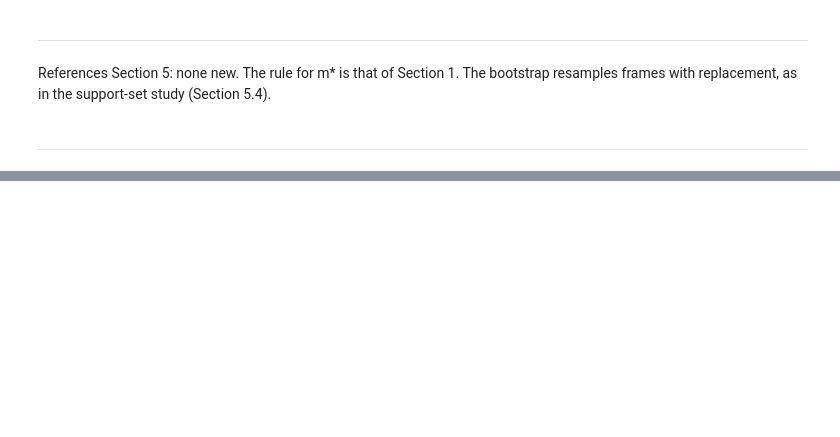
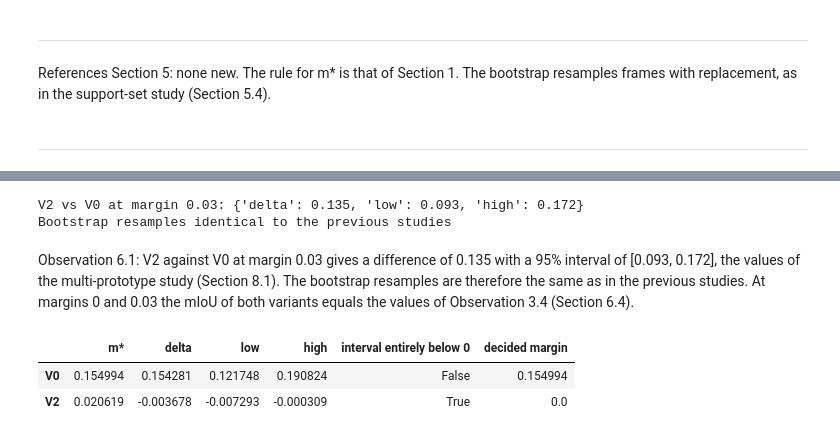
Before and after one commit to xrushofblood/vad_project, a Jupyter notebook: notebooks/phase_1_margin_study.ipynb, the cells around one changed output, grey strips where cells are left out. Drawn from its saved outputs; the diff is of its cells as text; code cells hidden in the pictures; blank space fills up the shorter version.

```diff
--- a/notebooks/phase_1_margin_study.ipynb
+++ b/notebooks/phase_1_margin_study.ipynb
@@ -849,0 +908,44 @@ References Section 5: none new. The rule for m* is that of Section 1. The bootst
+# %%
+# 6.1 Validation confusions of each variant at margin 0, 0.03 and its own m*, and the bootstrap resamples
+MARGINS = {name: {"0": NO_MARGIN, "0.03": CURRENT_MARGIN, "m*": CHOSEN[name]} for name in VARIANTS}
+CONF = {(name, gt_key, label): variant_confusions(name, margin, gt_key)
+        for name in VARIANTS for label, margin in MARGINS[name].items() for gt_key in ["gt_labels", "gt_tolerant"]}
+
+rng = np.random.default_rng(RANDOM_SEED)                 # same generator, seed and size as the previous studies
+BOOTSTRAP_INDICES = rng.integers(0, len(VALIDATION_FRAMES), size=(N_BOOTSTRAP, len(VALIDATION_FRAMES)))
+
+
+def paired(a, b, gt_key="gt_labels", merge=True):
+    """Paired comparison of a = (variant, margin label) against b: mIoU difference and its 95% bootstrap interval."""
+    ca, cb = CONF[(*a[:1], gt_key, a[1])], CONF[(*b[:1], gt_key, b[1])]
+    difference = (bootstrap_miou(ca, EXCLUDED, BOOTSTRAP_INDICES, merge)
+                  - bootstrap_miou(cb, EXCLUDED, BOOTSTRAP_INDICES, merge))
+    low, high = percentile_interval(difference)
+    return {"delta": frame_miou(ca, EXCLUDED, merge=merge) - frame_miou(cb, EXCLUDED, merge=merge),
+            "low": low, "high": high}
+
+
+# Same resamples as the multi-prototype study: V2 against V0 at 0.03 (Section 8.1: 0.135, [0.093, 0.172])
+check = {key: round(float(value), 3) for key, value in paired(("V2", "0.03"), ("V0", "0.03")).items()}
+print("V2 vs V0 at margin 0.03:", check)
+assert check == {"delta": 0.135, "low": 0.093, "high": 0.172}, "The bootstrap resamples differ from the previous studies"
+print("Bootstrap resamples identical to the previous studies")
+# %% [output]
+V2 vs V0 at margin 0.03: {'delta': 0.135, 'low': 0.093, 'high': 0.172}
+Bootstrap resamples identical to the previous studies
+# %% [markdown]
+Observation 6.1: V2 against V0 at margin 0.03 gives a difference of 0.135 with a 95% interval of [0.093, 0.172], the values of the multi-prototype study (Section 8.1). The bootstrap resamples are therefore the same as in the previous studies. At margins 0 and 0.03 the mIoU of both variants equals the values of Observation 3.4 (Section 6.4).
+# %%
+# 6.2 Rule, first step: for each variant, m* against margin 0 (arms merged, main metric)
+DECIDED = {}
+rows = {}
+for name in VARIANTS:
+    result = paired((name, "m*"), (name, "0"))
+    DECIDED[name] = "0" if result["high"] < 0 else "m*"
+    rows[name] = {"m*": CHOSEN[name], **result, "interval entirely below 0": bool(result["high"] < 0),
+                  "decided margin": MARGINS[name][DECIDED[name]]}
+display(pd.DataFrame(rows).T)
+# %% [output]
+|  | m* | delta | low | high | interval entirely below 0 | decided margin |
+| V0 | 0.154994 | 0.154281 | 0.121748 | 0.190824 | False | 0.154994 |
+| V2 | 0.020619 | -0.003678 | -0.007293 | -0.000309 | True | 0.0 |
```
Also changed, not shown: parts of 17 cells of this notebook.
